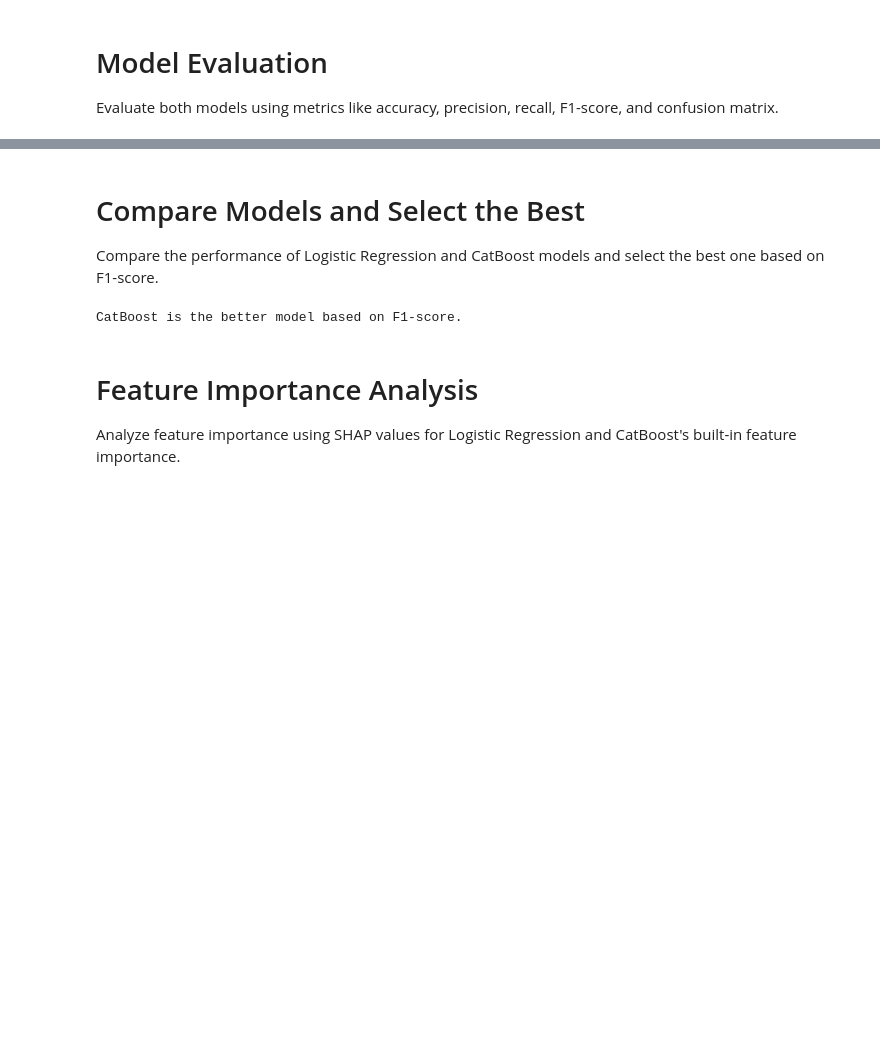
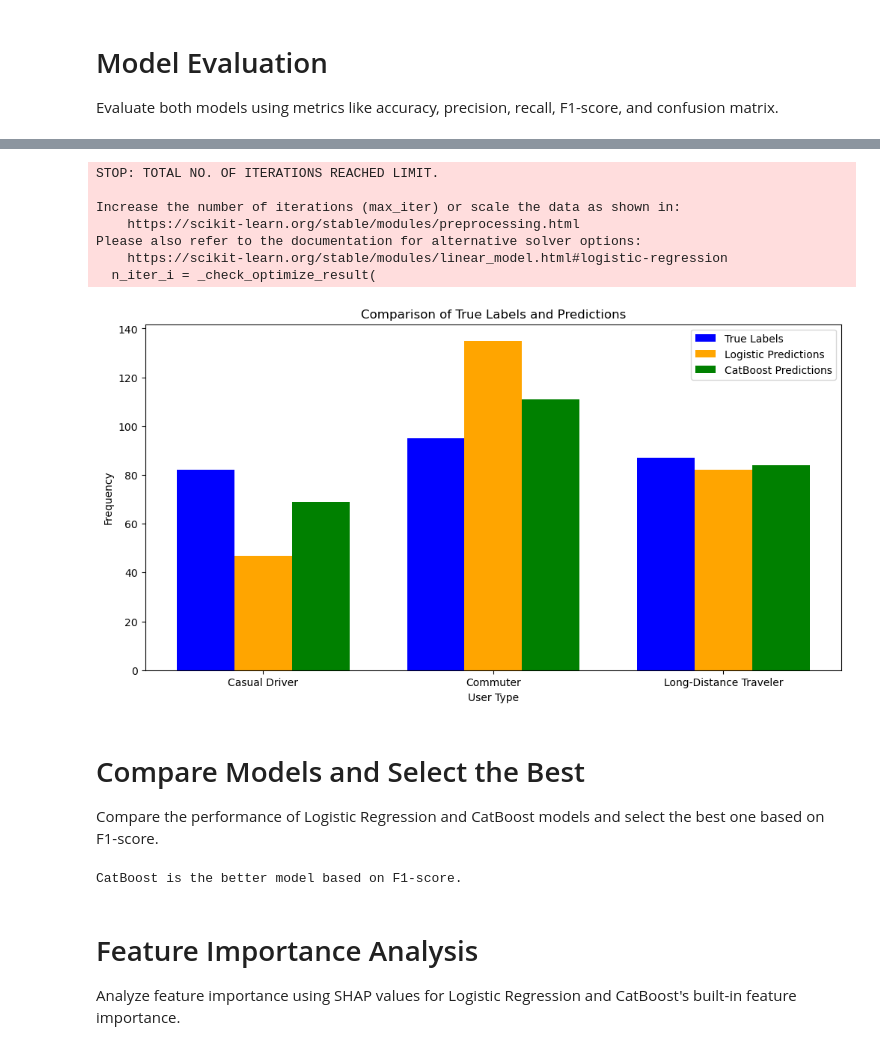
Before and after one commit to mkhoi2004/AI, a Jupyter notebook: Untitled-3.ipynb, the cells around one changed output, grey strips where cells are left out. Drawn from its saved outputs; the diff is of its cells as text; code cells hidden in the pictures; blank space fills up the shorter version.

```diff
--- a/Untitled-3.ipynb
+++ b/Untitled-3.ipynb
@@ -467,3 +538,83 @@ CatBoost Test F1-score: 1.0
+# %%
+import pandas as pd
+import numpy as np
+from sklearn.model_selection import train_test_split
+from sklearn.linear_model import LogisticRegression
+from sklearn.metrics import classification_report
+from catboost import CatBoostClassifier
+import matplotlib.pyplot as plt
+
+# Bước 1: Đọc dữ liệu
+df = pd.read_csv("ev_charging_patterns.csv")
+
+# Bước 2: Xử lý dữ liệu
+df = df.dropna(subset=["User Type"])  # Đảm bảo nhãn không bị thiếu
+df = df.drop(columns=["User ID", "Charging Station ID", "Charging Station Location",
+                      "Charging Start Time", "Charging End Time", "Vehicle Model", "Charger Type"], errors='ignore')
+
+# Lọc dữ liệu số
+X = df.drop(columns=["User Type"])
+X = X.select_dtypes(include=[np.number])
+X = X.fillna(X.mean(numeric_only=True))  # Điền giá trị thiếu bằng trung bình
+
+# Nhãn
+y = df["User Type"]
+
+# Bước 3: Train/test split
+X_train, X_test, y_train, y_test = train_test_split(X, y, stratify=y, test_size=0.2, random_state=42)
+
+# Bước 4: Logistic Regression
+logistic_model = LogisticRegression(max_iter=1000)
+logistic_model.fit(X_train, y_train)
+logistic_preds = logistic_model.predict(X_test)
+
+# Bước 5: CatBoost
+catboost_model = CatBoostClassifier(verbose=0)
+catboost_model.fit(X_train, y_train)
+catboost_preds = catboost_model.predict(X_test)
+
+# Bước 6: So sánh phân bố nhãn thật và dự đoán
+import matplotlib.pyplot as plt
+import numpy as np
+
+# Chuyển về chuỗi nếu cần
+y_test_str = y_test.astype(str)
+logistic_preds_str = pd.Series(logistic_preds).astype(str)
+# Đảm bảo catboost_preds là mảng 1D
+if isinstance(catboost_preds, np.ndarray) and catboost_preds.ndim > 1:
+    catboost_preds = catboost_preds.ravel()
+
+catboost_preds_str = pd.Series(catboost_preds).astype(str)
+
+labels = sorted(y_test_str.unique())
+
+true_counts = y_test_str.value_counts().reindex(labels, fill_value=0)
+logistic_counts = logistic_preds_str.value_counts().reindex(labels, fill_value=0)
+catboost_counts = catboost_preds_str.value_counts().reindex(labels, fill_value=0)
+
+x = np.arange(len(labels))
+width = 0.25
+
+plt.figure(figsize=(12, 6))
+plt.bar(x - width, true_counts, width=width, label='True Labels', color='blue')
+plt.bar(x, logistic_counts, width=width, label='Logistic Predictions', color='orange')
+plt.bar(x + width, catboost_counts, width=width, label='CatBoost Predictions', color='green')
+
+plt.xlabel("User Type")
+plt.ylabel("Frequency")
+plt.title("Comparison of True Labels and Predictions")
+plt.xticks(ticks=x, labels=labels)
+plt.legend()
+plt.show()
+# %% [output]
+STOP: TOTAL NO. OF ITERATIONS REACHED LIMIT.
+
+Increase the number of iterations (max_iter) or scale the data as shown in:
+    https://scikit-learn.org/stable/modules/preprocessing.html
+Please also refer to the documentation for alternative solver options:
+    https://scikit-learn.org/stable/modules/linear_model.html#logistic-regression
+  n_iter_i = _check_optimize_result(
+[figure, added]
 # %% [markdown]
 # Compare Models and Select the Best
 Compare the performance of Logistic Regression and CatBoost models and select the best one based on F1-score.
```
Also changed, not shown: parts of 8 cells of this notebook, 7 other files.
